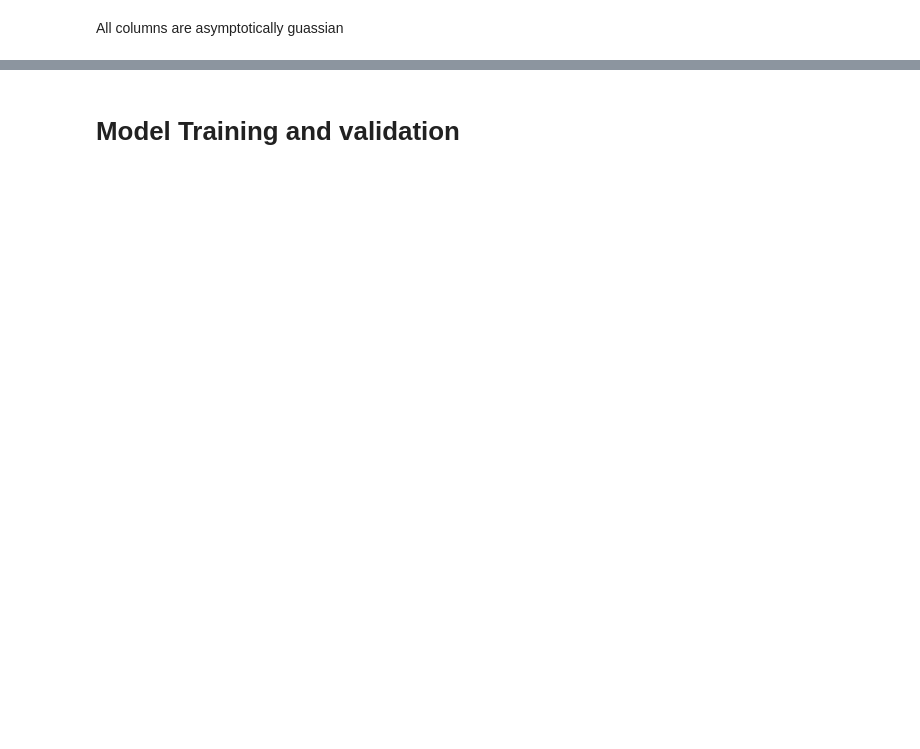
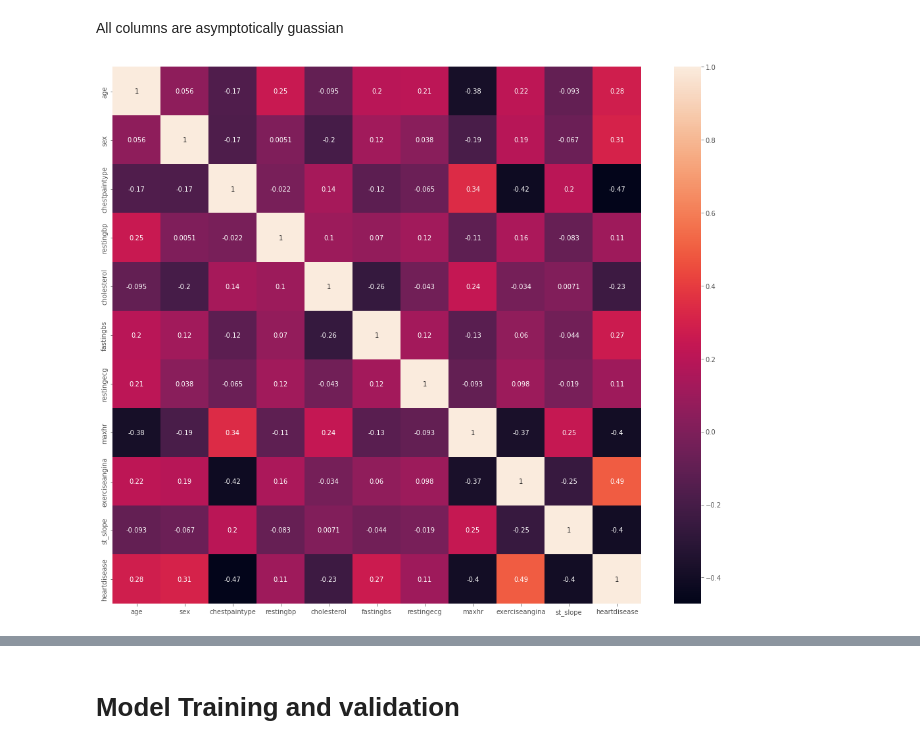
Before and after one commit to MachineLearning-01/heart_attack_risk_prediction, a Jupyter notebook: heart_risk_preds.ipynb, the cells around one changed output, grey strips where cells are left out. Cells and saved outputs as stored; diff of their text form; code cells hidden in the pictures; blank space fills up the shorter version.

```diff
--- a/heart_risk_preds.ipynb
+++ b/heart_risk_preds.ipynb
@@ -174,5 +180,12 @@ for cols in data.columns:
 # %% [markdown]
 All columns are asymptotically guassian
+# %%
+# shows how each feature is related with other features.
+plt.figure(figsize=(18,15))
+sns.heatmap(data.corr(), annot=True)
+plt.show()
+# %% [output]
+[figure, added]
 # %%
 X = data.drop('heartdisease', axis=1)
 Y = data['heartdisease']
```
Also changed, not shown: parts of 12 cells of this notebook, 4 other files.
